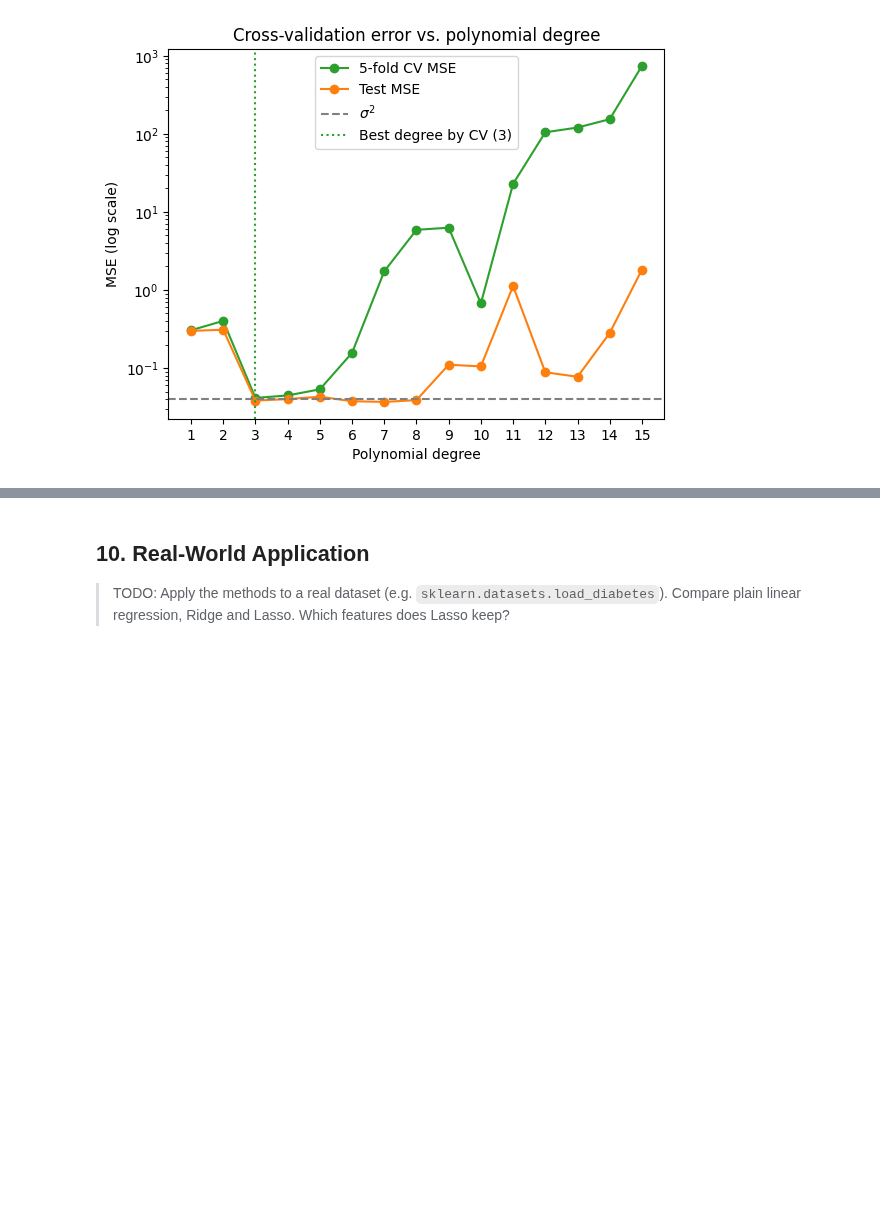
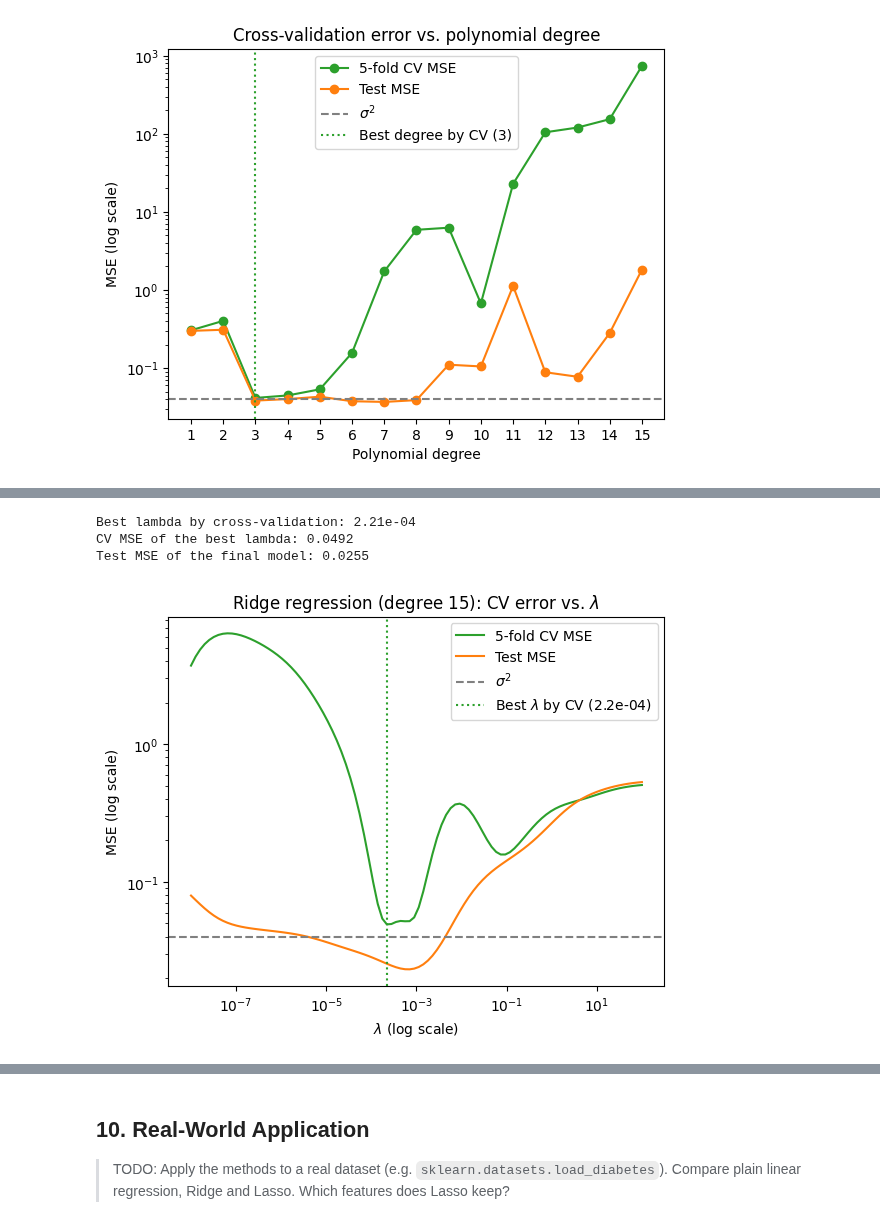
Before and after one commit to eleonorakuteva/overfitting-and-regularization, a Jupyter notebook: main.ipynb, the cells around one changed output, grey strips where cells are left out. Drawn from its saved outputs; the diff is of its cells as text; code cells hidden in the pictures; blank space fills up the shorter version.

Commit message:
Explain cross-validation and use it to choose the Ridge regularization strength

```diff
--- a/main.ipynb
+++ b/main.ipynb
@@ -972,0 +987,46 @@ Best degree by cross-validation: 3
+# %%
+degree = 15
+X_train_poly = polynomial_features(x_train, degree)
+X_test_poly = polynomial_features(x_test, degree)
+regularization_strengths = np.logspace(-8, 2, 100)
+
+cv_errors_ridge = []
+test_errors_ridge = []
+
+for regularization_strength in regularization_strengths:
+    # 1. CV error: the lambda function fixes the regularization strength,
+    #    so that fit_function takes only X and y, as k_fold_cross_validation expects
+    fit_function = lambda X, y: fit_ridge_regression(X, y, regularization_strength)
+    cv_errors_ridge.append(k_fold_cross_validation(X_train_poly, y_train, fit_function, k=5))
+
+    # 2. Test error, only for comparison (NOT used for the choice)
+    w_ridge = fit_ridge_regression(X_train_poly, y_train, regularization_strength)
+    test_errors_ridge.append(mean_squared_error(y_test, predict(X_test_poly, w_ridge)))
+
+# 3. The lambda with the smallest CV error
+best_index = int(np.argmin(cv_errors_ridge))
+best_strength = regularization_strengths[best_index]
+
+# 4. Final model: fit on the whole training set and evaluate on the test set once
+w_final = fit_ridge_regression(X_train_poly, y_train, best_strength)
+final_test_mse = mean_squared_error(y_test, predict(X_test_poly, w_final))
+
+print(f"Best lambda by cross-validation: {best_strength:.2e}")
+print(f"CV MSE of the best lambda: {cv_errors_ridge[best_index]:.4f}")
+print(f"Test MSE of the final model: {final_test_mse:.4f}")
+
+# 5. Plot
+plt.loglog(regularization_strengths, cv_errors_ridge, color="tab:green", label="5-fold CV MSE")
+plt.loglog(regularization_strengths, test_errors_ridge, color="tab:orange", label="Test MSE")
+plt.axhline(NOISE_STD ** 2, color="gray", linestyle="--", label=r"$\sigma^2$")
+plt.axvline(best_strength, color="tab:green", linestyle=":", label=f"Best $\\lambda$ by CV ({best_strength:.1e})")
+plt.title("Ridge regression (degree 15): CV error vs. $\\lambda$")
+plt.xlabel(r"$\lambda$ (log scale)")
+plt.ylabel("MSE (log scale)")
+plt.legend()
+plt.show()
+# %% [output]
+Best lambda by cross-validation: 2.21e-04
+CV MSE of the best lambda: 0.0492
+Test MSE of the final model: 0.0255
+[figure, added]
```
Also changed, not shown: parts of 4 cells of this notebook.
